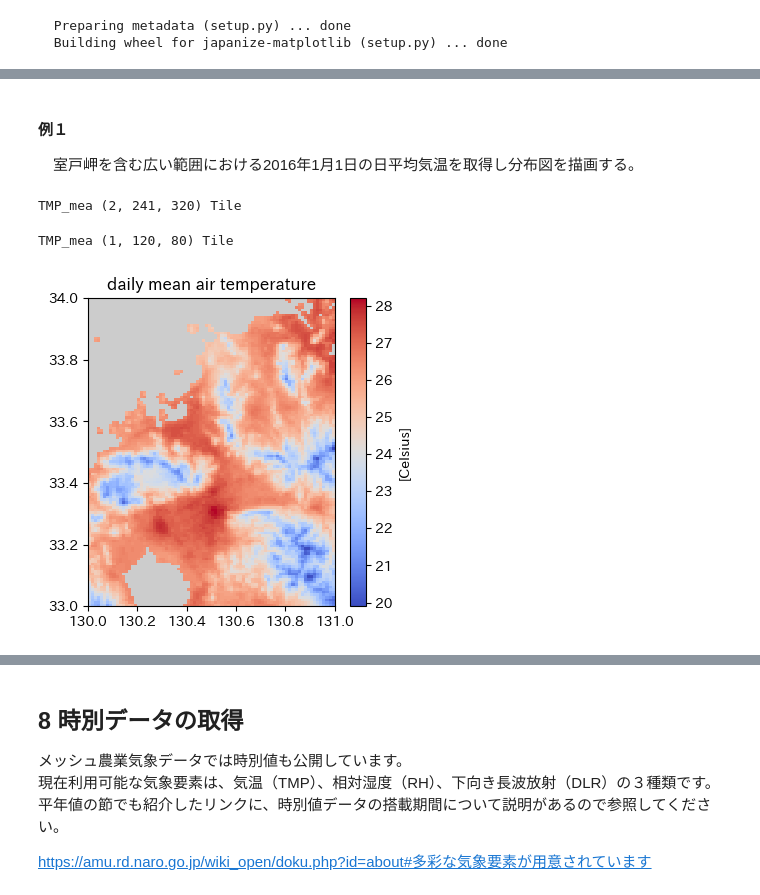
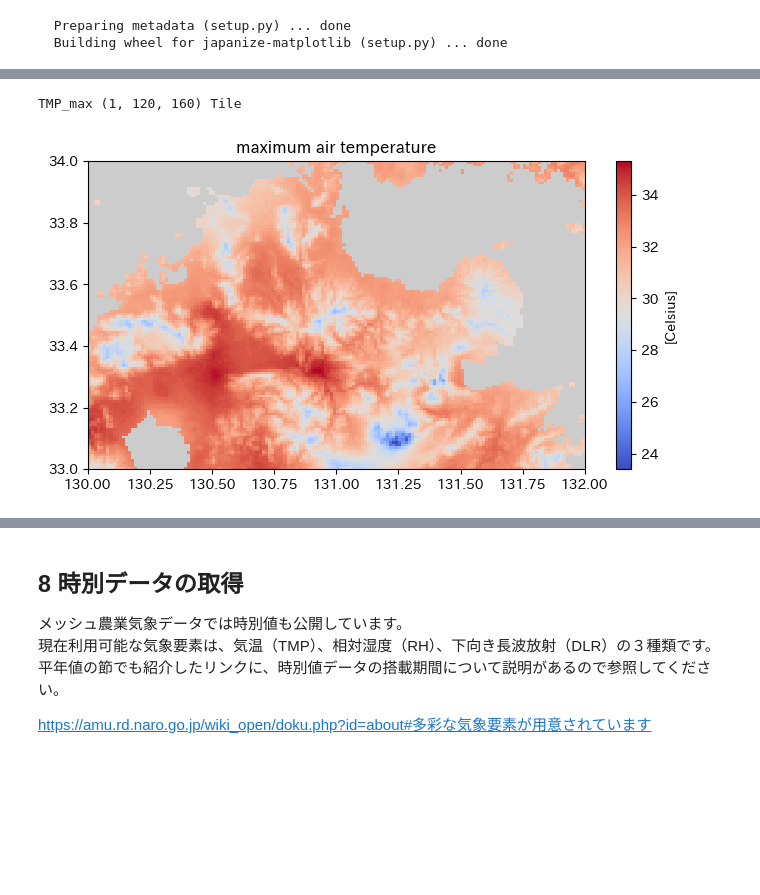
Before and after one commit to 1900690/Agro-Meteorological-Grid-Square-Data, a Jupyter notebook: 1kmメッシュ気象情報.ipynb, the cells around one changed output, grey strips where cells are left out. Cells and saved outputs as stored; diff of their text form; code cells hidden in the pictures; blank space fills up the shorter version.

```diff
--- a/1kmメッシュ気象情報.ipynb
+++ b/1kmメッシュ気象情報.ipynb
@@ -165,23 +162,9 @@ Cli_TMP_mea (61, 1, 1) Tile
-# %% [markdown]
-#### 例１
-　室戸岬を含む広い範囲における2016年1月1日の日平均気温を取得し分布図を描画する。
-# %%
-# 変数に取得条件を設定
-nani = 'TMP_mea'
-itsu = ['2016-01-01', '2016-01-01']
-doko = [33.0, 35.0, 132.0, 136.0]
-
-# 設定に基づき気象データを取得
-data, tim, lat, lon, nam, uni = amd.GetMetData(nani, itsu, doko, namuni=True)
-Ta = data[0,:,:]
-# %% [output]
-TMP_mea (2, 241, 320) Tile
 # %%
 #@markdown ###ほしい情報の種類を指定
 #気象要素記号一覧作成
 yousokigou = [['日平均気温', 'TMP_mea'], ['日最高気温', 'TMP_max'], ['日最低気温', 'TMP_min'], ['降水量', 'APCP'], ['1mm以上の降水の有無', 'OPR'], ['日照時間', 'SSD'], ['全天日射量', 'GSR'], ['下向き長波放射量', 'DLR'], ['日平均相対湿度', 'RH'], ['日平均風速', 'WIND'], ['積雪深', 'SD'], ['積雪相当水量', 'SWE'], ['日降雪相当水量', 'SFW'], ['予報気温の確からしさ', 'PTMP']]
 #情報名を入力する
-欲しい情報 = '日平均気温' # @param ["日平均気温", "日最高気温", "日最低気温", "降水量", "1mm以上の降水の有無", "日照時間", "全天日射量", "下向き長波放射量", "日平均相対湿度", "日平均風速", "積雪深", "積雪相当水量", "日降雪相当水量", "予報気温の確からしさ"]
+欲しい情報 = '日最高気温' # @param ["日平均気温", "日最高気温", "日最低気温", "降水量", "1mm以上の降水の有無", "日照時間", "全天日射量", "下向き長波放射量", "日平均相対湿度", "日平均風速", "積雪深", "積雪相当水量", "日降雪相当水量", "予報気温の確からしさ"]
 #リスト（情報名）の中から入力した都市名と一致するものを検索する
 for i in yousokigou:
     if 欲しい情報 in i:
@@ -190,34 +173,35 @@ for i in yousokigou:
 result
 #一致したものがリスト（data）の何行目かを調べる
 j = yousokigou.index(i)
 #要素記号コードの指定（該当行の1列目が都市コード）
 nani = yousokigou[j][1]
 
 #@markdown ###期間の指定
 
 #@markdown ※26日先までの予測が用意されているのは日平均気温、日最高気温、日最低気温、降水量、日照時間、予報気温の確からしさです。そのほかは９日先までの予測が用意されています
 日付= '2024-09-01' # @param {type:"date"}
 itsu= [日付, 日付]
 
 #@markdown ###位置の指定
 
 #@markdown ※６桁あれば十分
 小さいほうの緯度 = 33.0 # @param {type:"number"}
 小さいほうの経度 = 130.0 # @param {type:"number"}
 大きいほうの緯度 = 34.0 # @param {type:"number"}
-大きいほうの経度 = 131.0 # @param {type:"number"}
+大きいほうの経度 = 132.0 # @param {type:"number"}
 
 doko= [小さいほうの緯度,大きいほうの緯度,小さいほうの経度,大きいほうの経度]
 
 # 設定に基づき気象データを取得
 data, tim, lat, lon, nam, uni = amd.GetMetData(nani, itsu, doko, namuni=True)
 Ta = data[0,:,:]
 amd.mapfig(Ta, lat, lon,
         #minmax=[-10,40],
+        #figsize=[5,5],
         figtitle=f'{nam}',
         barlabel=f'[{uni}]',
-        filename='t4c72ex2.png',
+        filename=欲しい情報+'.png',
         cmap='coolwarm')
 # %% [output]
-TMP_mea (1, 120, 80) Tile
+TMP_max (1, 120, 160) Tile
-[figure, old version]
+[figure, new version]
```
Also changed, not shown: parts of 26 cells of this notebook.
